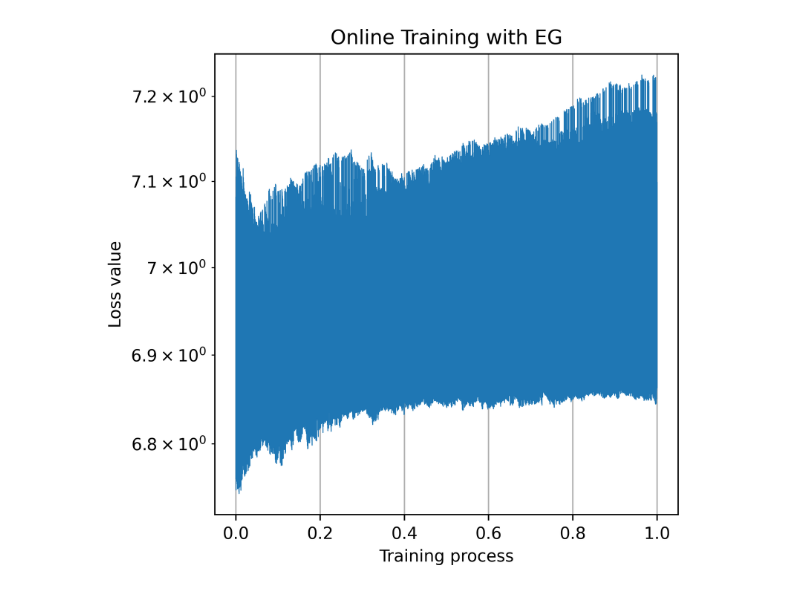
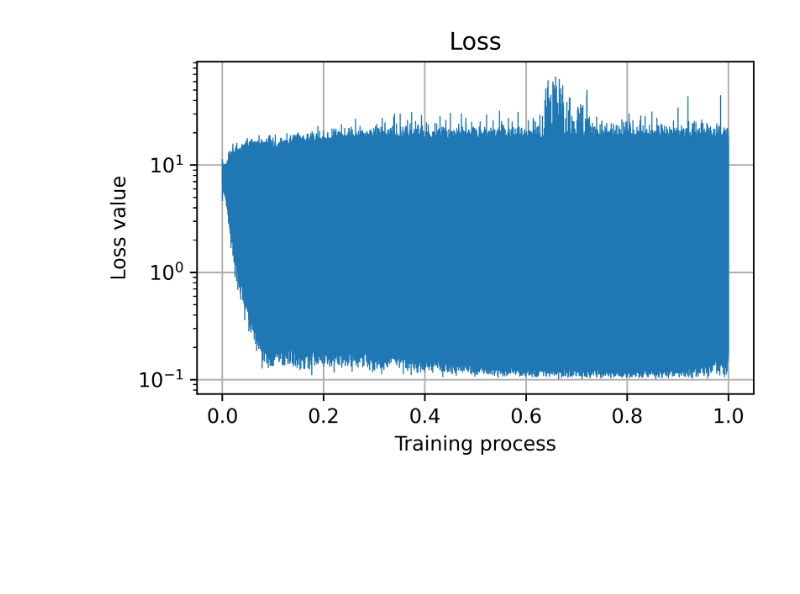
Before and after one commit to Ellibola/Code, a Jupyter notebook: draw_figure.ipynb, the cells around one changed output. Cells and saved outputs as stored; diff of their text form; code cells hidden in the pictures; blank space fills up the shorter version.

```diff
--- a/draw_figure.ipynb
+++ b/draw_figure.ipynb
@@ -5,29 +5,31 @@ import numpy as np
 import torch
 # %%
 # Setup the root
-root = './History/'+'2024_0523_15_18_55_EXP_2/'
+root = './History/'+'2024_0609_16_53_54_EXP_2/'
 root_to_csv = root + 'loss.csv'
 root_to_model = root + 'online_model'
+root_to_val = root + 'val_acc.csv'
 # %%
 # Initialize lists to hold the data from the CSV
 losses = []
 
 # Open the CSV file and read data
 with open(root_to_csv, newline='') as csvfile:
     reader = csv.reader(csvfile)
     next(reader)  # Skip the header row if your CSV has headers
     for row in reader:
         losses.append(float(row[0]))  # Assuming the first column can be converted to float
 
 # Plotting the data
-plt.figure(figsize=(5, 5), dpi=512)  # Set the figure size (optional)
+plt.figure(figsize=(5, 3), dpi=512)  # Set the figure size (optional)
 plt.plot(np.linspace(0,1,len(losses)),losses, linewidth=0.5)  # 'o' for circle markers on each data point
-plt.title('Online Training with EG')  # Title of the plot
+# plt.title('Online Training with EG')  # Title of the plot
+plt.title('Loss')
 plt.xlabel('Training process')  # Label for x-axis
 plt.xscale('linear')
 plt.yscale('log')
 plt.ylabel('Loss value')  # Label for y-axis
 plt.grid(True)  # Show grid lines
 plt.show()
 # %% [output]
-[figure, old version]
+[figure, new version]
```
Also changed, not shown: parts of 2 cells of this notebook, 14 other files.
